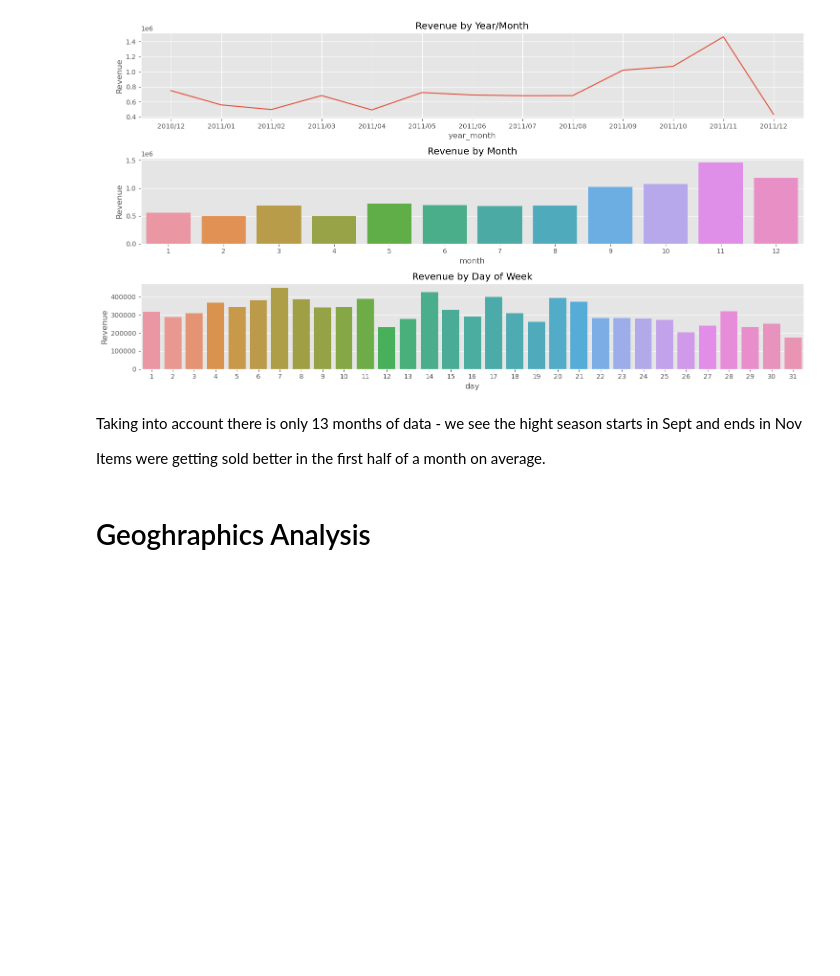
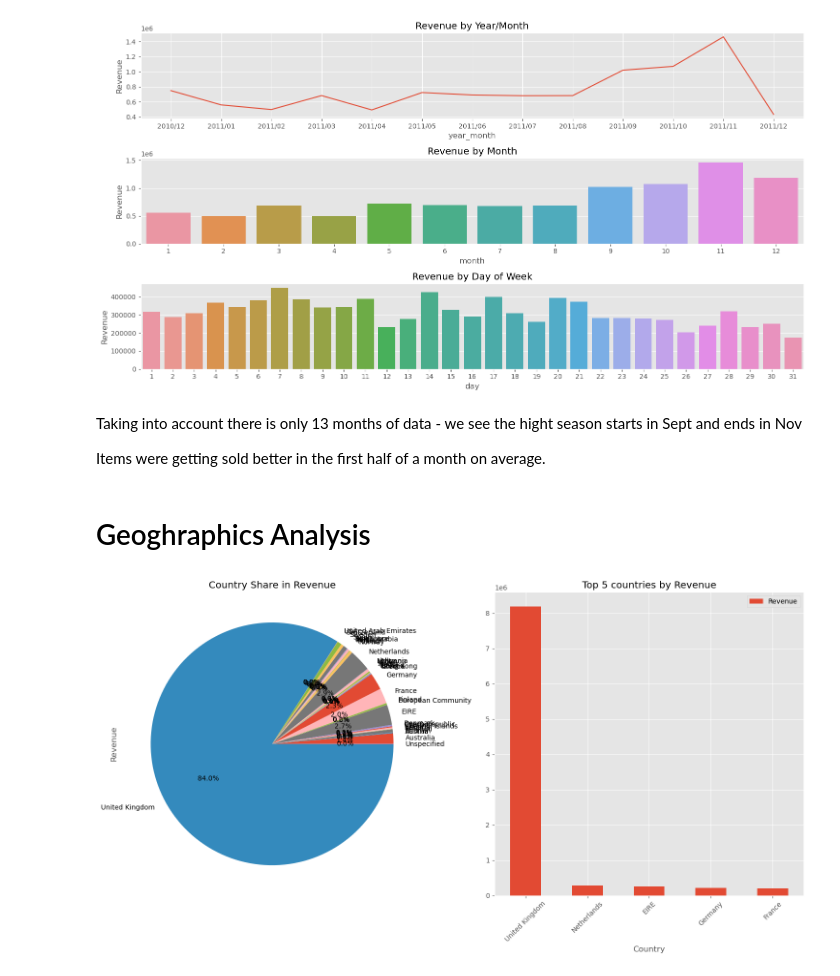
Before and after one commit to obaliuta/tata_retail_eda_visual, a Jupyter notebook: notebook.ipynb, the cells around one changed output. Saved outputs shown, nothing was run; the diff lists cells and outputs as text; code cells hidden in the pictures; blank space fills up the shorter version.

```diff
--- a/notebook.ipynb
+++ b/notebook.ipynb
@@ -500,3 +500,14 @@ Taking into account there is only 13 months of data - we see the hight season st
 Items were getting sold better in the first half of a month on average.
 # %% [markdown]
 # Geoghraphics Analysis
+# %%
+fig, axs = plt.subplots(1,2, figsize=(15,8))
+df.groupby('Country')['Revenue'].sum().plot.pie(ax=axs[0], autopct='%1.1f%%')
+axs[0].set_title('Country Share in Revenue')
+df.groupby('Country')['Revenue'].sum().reset_index().sort_values(by='Revenue', ascending=False).reset_index().reset_index(drop=True).iloc[:5,:].plot(kind='bar', x='Country', y='Revenue', ax=axs[1])
+axs[1].set_title('Top 5 countries by Revenue')
+plt.xticks(rotation=45)
+plt.tight_layout()
+plt.show()
+# %% [output]
+[figure, added]
```
Also changed, not shown: parts of 11 cells of this notebook.
